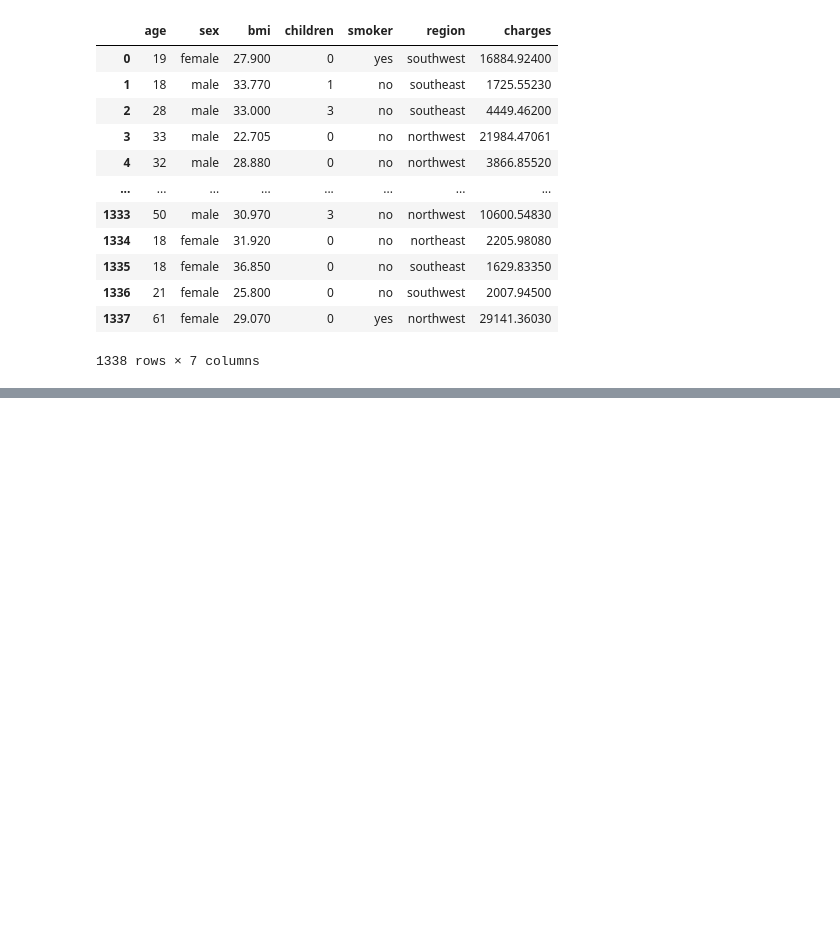
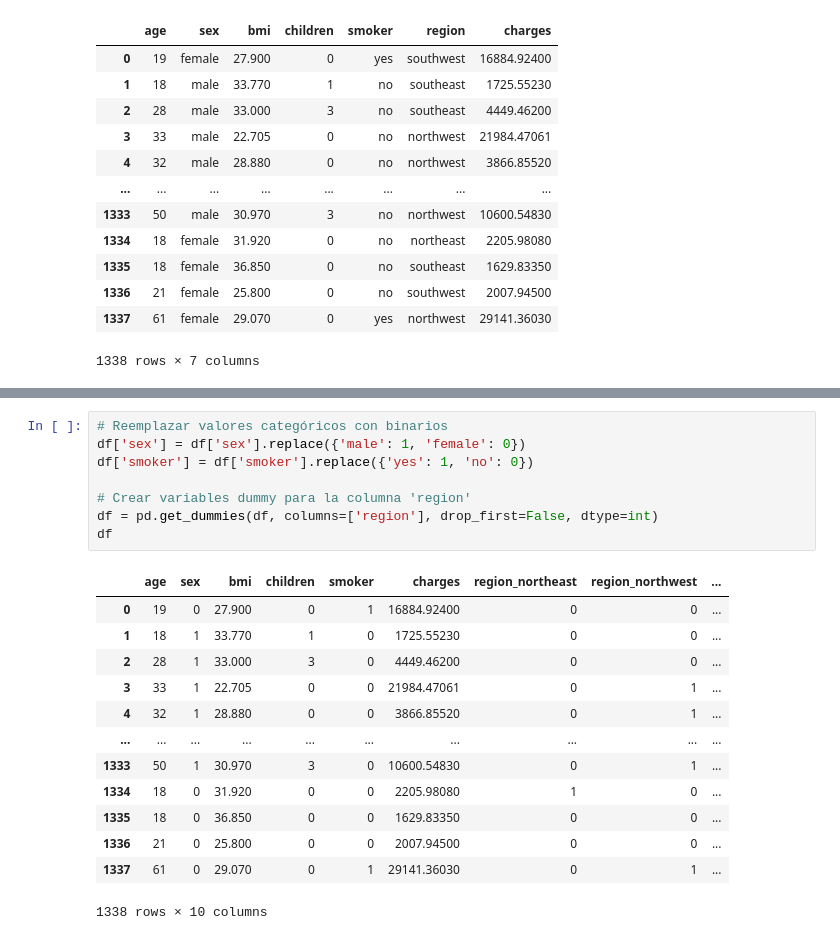
Before and after one commit to 4GeeksAcademy/medical-insurance, a Jupyter notebook: src/explore.ipynb, the cells around one changed output, grey strips where cells are left out. Saved outputs shown, nothing was run; the diff lists cells and outputs as text; blank space fills up the shorter version.

```diff
--- a/src/explore.ipynb
+++ b/src/explore.ipynb
@@ -21,0 +45,22 @@ df
+# %%
+# Reemplazar valores categóricos con binarios
+df['sex'] = df['sex'].replace({'male': 1, 'female': 0})
+df['smoker'] = df['smoker'].replace({'yes': 1, 'no': 0})
+
+# Crear variables dummy para la columna 'region'
+df = pd.get_dummies(df, columns=['region'], drop_first=False, dtype=int)
+df
+# %% [output]
+|  | age | sex | bmi | children | smoker | charges | region_northeast | region_northwest | ... |
+| 0 | 19 | 0 | 27.900 | 0 | 1 | 16884.92400 | 0 | 0 | ... |
+| 1 | 18 | 1 | 33.770 | 1 | 0 | 1725.55230 | 0 | 0 | ... |
+| 2 | 28 | 1 | 33.000 | 3 | 0 | 4449.46200 | 0 | 0 | ... |
+| 3 | 33 | 1 | 22.705 | 0 | 0 | 21984.47061 | 0 | 1 | ... |
+| 4 | 32 | 1 | 28.880 | 0 | 0 | 3866.85520 | 0 | 1 | ... |
+| ... | ... | ... | ... | ... | ... | ... | ... | ... | ... |
+| 1333 | 50 | 1 | 30.970 | 3 | 0 | 10600.54830 | 0 | 1 | ... |
+| 1334 | 18 | 0 | 31.920 | 0 | 0 | 2205.98080 | 1 | 0 | ... |
+| 1335 | 18 | 0 | 36.850 | 0 | 0 | 1629.83350 | 0 | 0 | ... |
+| 1336 | 21 | 0 | 25.800 | 0 | 0 | 2007.94500 | 0 | 0 | ... |
+| 1337 | 61 | 0 | 29.070 | 0 | 1 | 29141.36030 | 0 | 1 | ... |
+1338 rows × 10 columns
```
Also changed, not shown: parts of 7 cells of this notebook.
